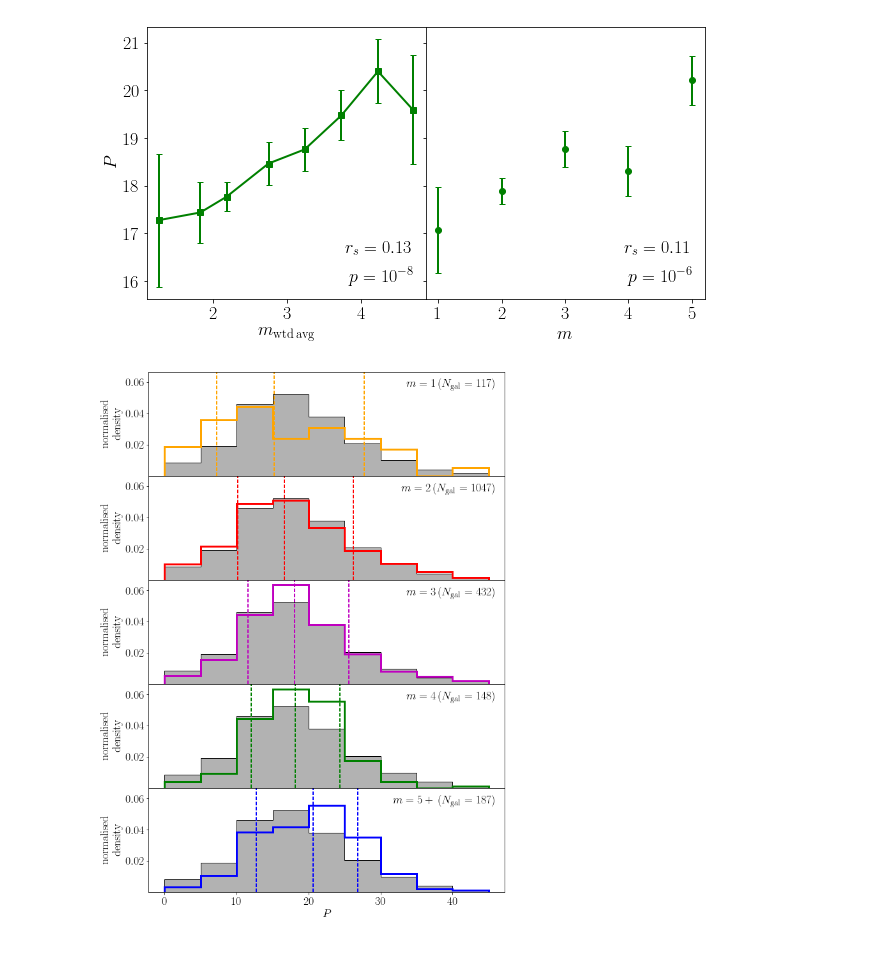
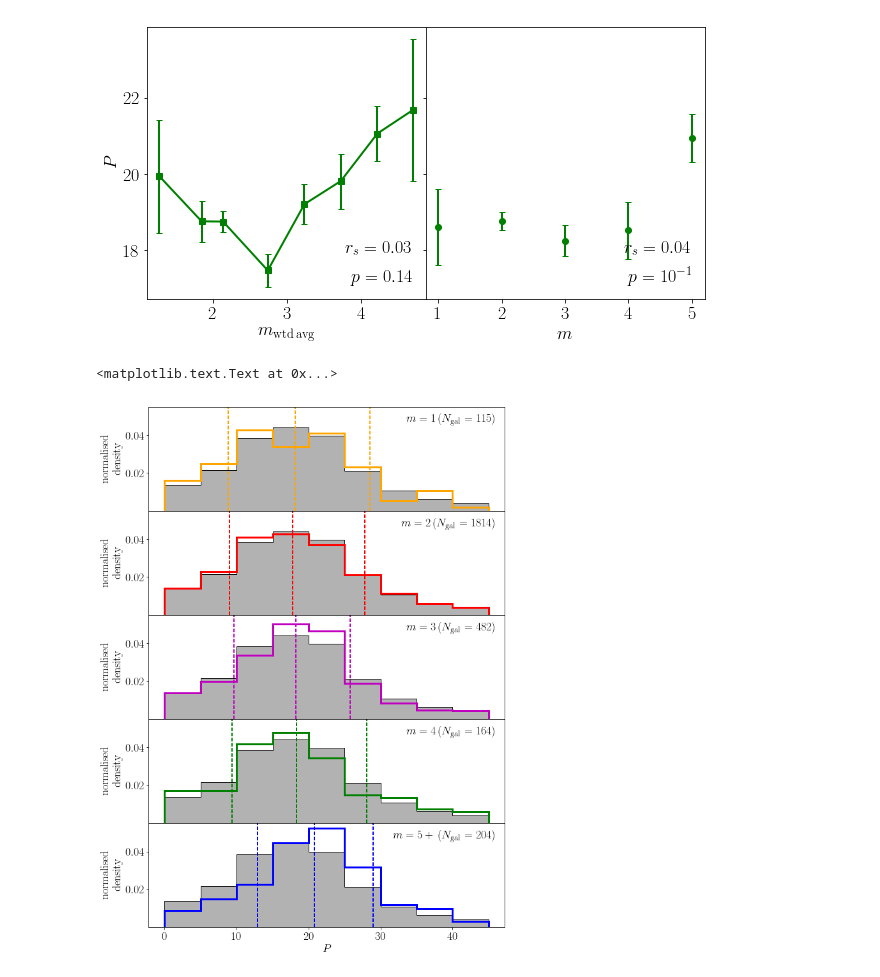
Before and after one commit to RossHart/sparcfire, a Jupyter notebook: m_vs_P.ipynb, the cells around one changed output. Cells and saved outputs as stored; diff of their text form; code cells hidden in the pictures.

Commit message:
Updated all plots to r-band

```diff
--- a/m_vs_P.ipynb
+++ b/m_vs_P.ipynb
@@ -59,0 +23,11 @@ gz2_statistics.write('gz2_statistics.fits',overwrite=True)
+# %%
+sparcfire_samples = Table.read('../fits/sparcfire/sparcfire_samples.fits')
+sparcfire = Table.read('../fits/sparcfire/pitch_angles.fits')
+
+ok_P = sparcfire['P'] > 0
+
+spiral_sample = np.all([sparcfire_samples['in_sparcfire'],sparcfire_samples['axial_ok'],
+                        sparcfire_samples['in_mass_limit'],sparcfire_samples['in_spiral'],
+                        ok_P],axis=0)
+
+print('{} spiral galaxies in total!'.format(spiral_sample.sum()))
@@ -100,8 +58,8 @@ fig.subplots_adjust(hspace=0,wspace=0)
 ax = axarr[0]
 ax.set_xlabel('$m_\mathrm{wtd \, avg}$')
 ax.set_ylabel('$P$')
-x = gz2_statistics['m_wtd_avg'][sparcfire_spirals]
-y = sparcfire['P'][sparcfire_spirals]
+x = sparcfire['m_wtd_avg'][spiral_sample]
+y = sparcfire['P'][spiral_sample]
 xy = x_vs_y(x,y)
 _ = xy.continuous_vs_continuous_binned(ax,bins=8,
                                        color='g',lw=2,marker='s',capsize=3)
@@ -109,15 +67,15 @@ xy.show_spearmanr(ax,location='lower right')
 
 ax = axarr[1]
 ax.set_xlabel('$m$')
-x = gz2_statistics['m'][sparcfire_spirals]
-y = sparcfire['P'][sparcfire_spirals]
+x = sparcfire['m'][spiral_sample]
+y = sparcfire['P'][spiral_sample]
 xy = x_vs_y(x,y)
 _ = xy.discrete_vs_continuous_binned(ax,color='g',lw=2,fmt='o',capsize=3)
 xy.show_spearmanr(ax,location='lower right')
 
-fig.savefig('figures/m_vs_P.pdf')
+#fig.savefig('figures/m_vs_P.pdf')
 # %% [output]
-[figure, old version]
+[figure, new version]
 # %%
 def histogram_stack(x,x_ref,m_mask,bins=None,percentiles=True):
 
@@ -147,13 +105,14 @@ def histogram_stack(x,x_ref,m_mask,bins=None,percentiles=True):
                             color=colors[m],lw=2,linestyle='dashed')
     return fig, axarr
 # %%
-fig, axarr = histogram_stack(y,y,gz2_statistics['m'][sparcfire_spirals],bins=np.linspace(0,45,10))
+fig, axarr = histogram_stack(y,y,sparcfire['m'][spiral_sample],bins=np.linspace(0,45,10))
 
 axarr[-1].set_xlabel('$P$')
 
-fig.savefig('figures/Pm_histograms.pdf')
+#fig.savefig('figures/Pm_histograms.pdf')
 # %% [output]
+<matplotlib.text.Text at 0x...>
-[figure, old version]
+[figure, new version]
 # %%
 # Now for the individual arcs:
 colors = ['orange','r','m','g','b']
```
Also changed, not shown: parts of 8 cells of this notebook, 1 other file.
